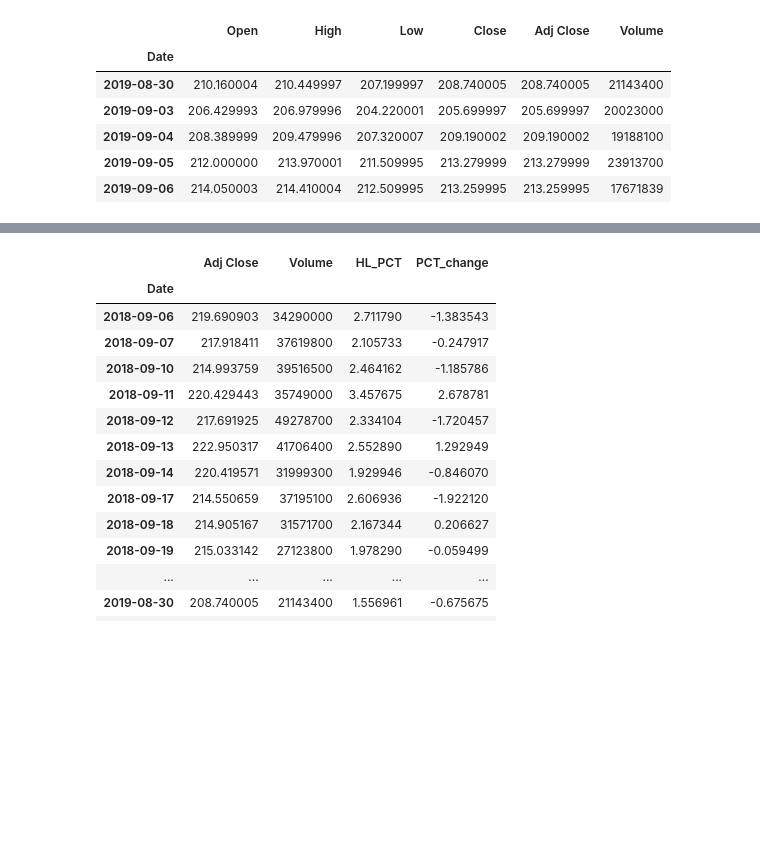
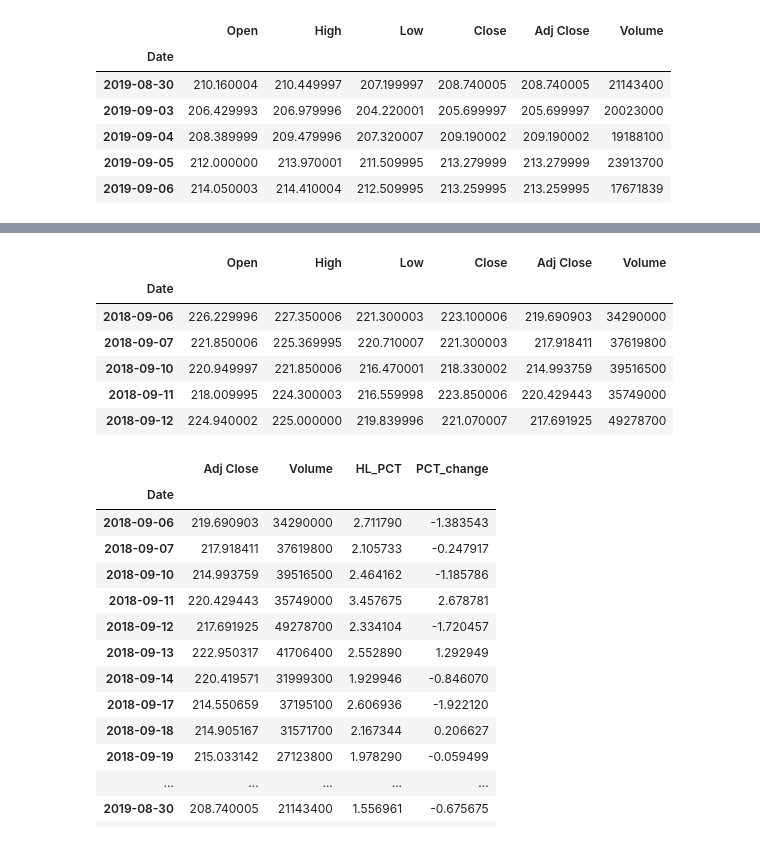
Before and after one commit to IamShivamJaiswal/Stock-Prediction, a Jupyter notebook: stock.ipynb, the cells around one changed output, grey strips where cells are left out. Cells and saved outputs as stored; diff of their text form; code cells hidden in the pictures; blank space fills up the shorter version.

```diff
--- a/stock.ipynb
+++ b/stock.ipynb
@@ -89,3 +115,13 @@ rets.plot(label='return')
+# %%
+df.head()
+# %% [output]
+|  | Open | High | Low | Close | Adj Close | Volume |
+| Date |  |  |  |  |  |  |
+| 2018-09-06 | 226.229996 | 227.350006 | 221.300003 | 223.100006 | 219.690903 | 34290000 |
+| 2018-09-07 | 221.850006 | 225.369995 | 220.710007 | 221.300003 | 217.918411 | 37619800 |
+| 2018-09-10 | 220.949997 | 221.850006 | 216.470001 | 218.330002 | 214.993759 | 39516500 |
+| 2018-09-11 | 218.009995 | 224.300003 | 216.559998 | 223.850006 | 220.429443 | 35749000 |
+| 2018-09-12 | 224.940002 | 225.000000 | 219.839996 | 221.070007 | 217.691925 | 49278700 |
 # %%
 dfreg = df.loc[:,["Adj Close","Volume"]]
 dfreg["HL_PCT"] = (df["High"] - df["Low"]) / df["Close"] * 100.0
```
Also changed, not shown: parts of 31 cells of this notebook.
